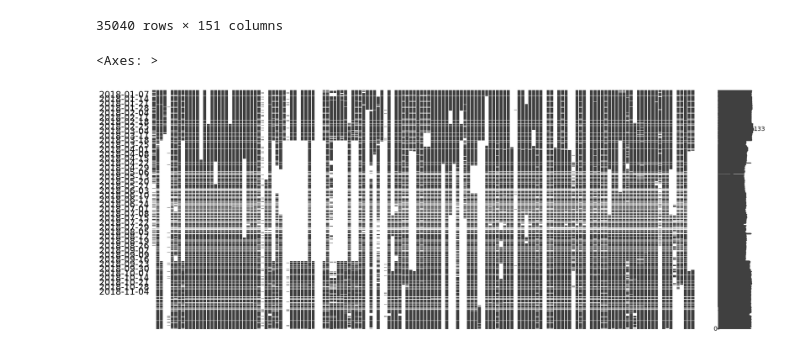
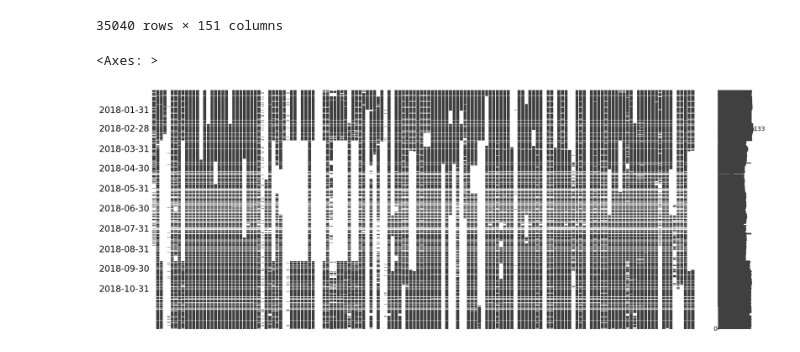
Before and after one commit to tarekbzahid/XIE_dataset_prep, a Jupyter notebook: utils/clean.ipynb, the cells around one changed output. Saved outputs shown, nothing was run; the diff lists cells and outputs as text; code cells hidden in the pictures.

```diff
--- a/utils/clean.ipynb
+++ b/utils/clean.ipynb
@@ -268,10 +272,10 @@ speed_data_2
 # %%
 #speed_data_2['DateTimeStamp'] = pd.to_datetime(speed_data_2['DateTimeStamp'])
 
 #speed_data_2.set_index('DateTimeStamp', inplace=True)
 
 speed_data_2.index = pd.to_datetime(speed_data_2.index)
-msno.matrix(speed_data_2, freq='W')
+msno.matrix(speed_data_2, freq='M')
 # %% [output]
 <Axes: >
-[figure, old version]
+[figure, new version]
```
Also changed, not shown: parts of 6 cells of this notebook.
